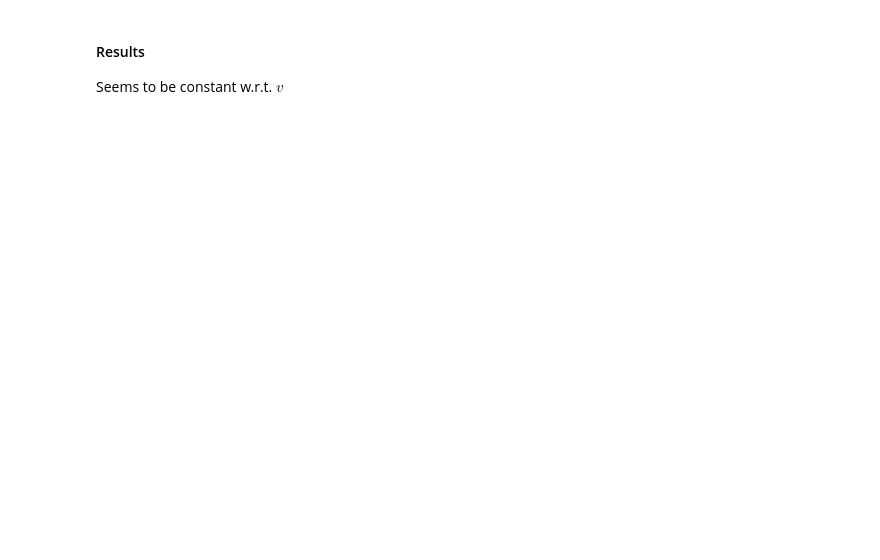
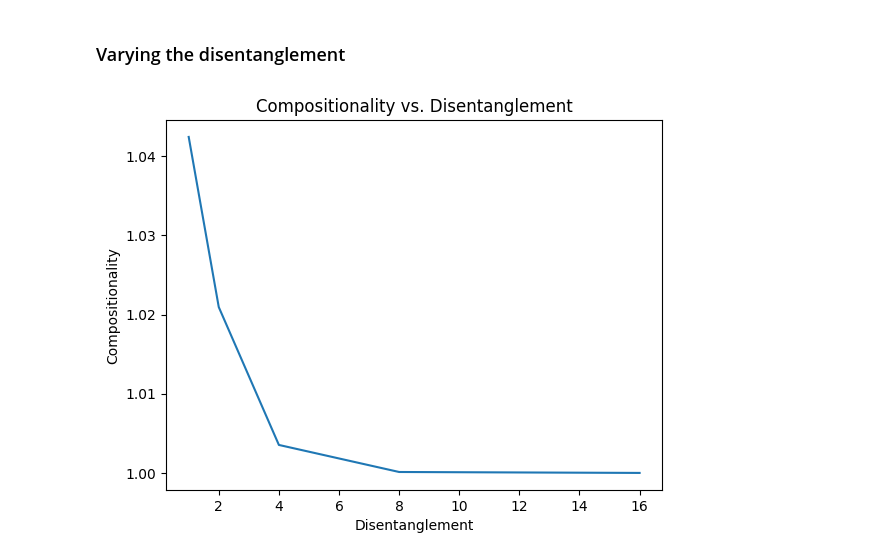
Before and after one commit to EricElmoznino/complexity_compositionality, a Jupyter notebook: notebooks/compositionality_metric_validation.ipynb, the cells around one changed output. Saved outputs shown, nothing was run; the diff lists cells and outputs as text; code cells hidden in the pictures; blank space fills up the shorter version.

```diff
--- a/notebooks/compositionality_metric_validation.ipynb
+++ b/notebooks/compositionality_metric_validation.ipynb
@@ -120,3 +72,22 @@ plt.show()
-# %% [markdown]
-#### Results
-Seems to be constant w.r.t. $v$
+# %% [markdown]
+### Varying the disentanglement
+# %%
+compositionalities = []
+ds = []
+k = 16
+z_dim = k * 10
+for d in range(1, k + 1):
+    if k % d != 0:
+        continue
+    data_gen = LookupTableDataGenerator(num_words=k, vocab_size=2, z_dim=z_dim, disentanglement=d, noise_ratio=0.01)
+    w, z = data_gen.sample(1000)
+    compositionalities.append(data_gen.compositionality(z, w, per_sample=True))
+    ds.append(d)
+
+plt.title("Compositionality vs. Disentanglement")
+plt.xlabel("Disentanglement")
+plt.ylabel("Compositionality")
+sns.lineplot(x=ds, y=compositionalities)
+plt.show()
+# %% [output]
+[figure, added]
```
Also changed, not shown: parts of 18 cells of this notebook, 2 other files.
